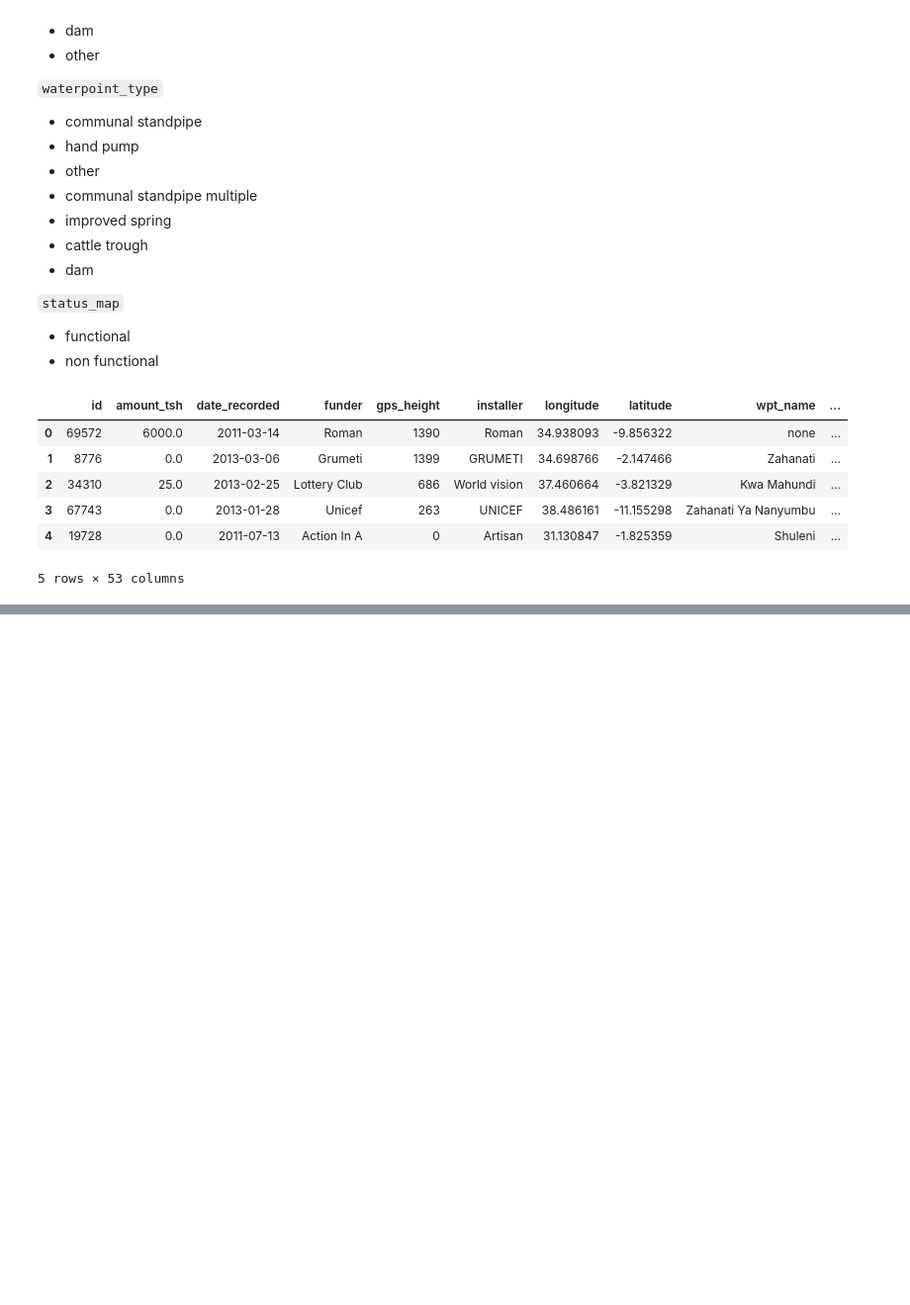
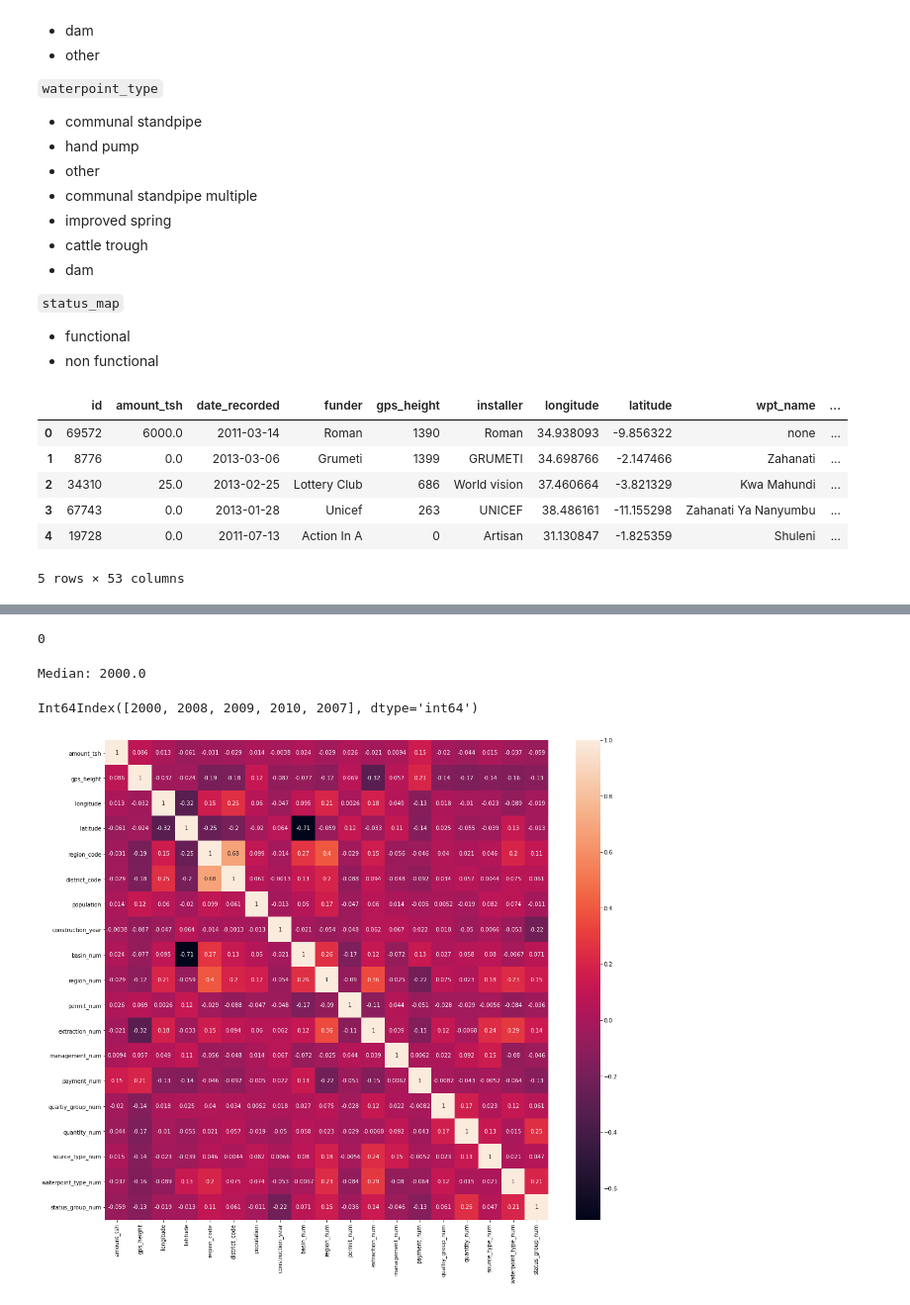
Before and after one commit to tvrjuana/tanzania-water-wells, a Jupyter notebook: water_wells_eda_modeling.ipynb, the cells around one changed output, grey strips where cells are left out. Shown at 99% size. Cells and saved outputs as stored; diff of their text form; code cells hidden in the pictures; blank space fills up the shorter version.

Commit message:
dropped unnecessary values from df and prepared for modeling

```diff
--- a/water_wells_eda_modeling.ipynb
+++ b/water_wells_eda_modeling.ipynb
@@ -1093,7 +1093,7 @@ management_map = {
     'wug': 1,
     'water board': 2,
     'wua': 3,
-    'private opera':4,
+    'private operator':4,
     'parastatal': 5,
     'water authority': 6,
     'other':7,
@@ -1208 +1208,15 @@ dtypes: float64(5), int64(16), object(32)
 memory usage: 26.2+ MB
+# %%
+#making a copy
+water_wells = df.copy()
+
+#dropping the unecessary columns
+water_wells.drop(columns=['id', 'date_recorded', 'funder', 'installer', 'wpt_name', 'num_private', 'basin',
+                          'subvillage', 'region', 'lga', 'ward', 'public_meeting', 'recorded_by', 'scheme_management',
+                          'permit', 'scheme_name', 'extraction_type', 'extraction_type_group', 'extraction_type_class',
+                          'management', 'management_group', 'payment', 'payment_type', 'water_quality', 'quality_group',
+                          'quantity', 'quantity_group', 'source', 'source_type', 'source_class', 'waterpoint_type',
+                          'waterpoint_type_group', 'status_group', 'status_map'], inplace=True)
+
+#sanity check
+water_wells.head()
@@ -1208,0 +1254,31 @@ memory usage: 26.2+ MB
+# %%
+#dropping the null rows of permit
+water_wells.dropna(subset=['permit_num'], inplace=True)
+
+#sanity check
+water_wells['permit_num'].isna().sum()
+# %% [output]
+0
+# %%
+#only getting the values which are not equal to zero
+construct = water_wells.loc[water_wells['construction_year'] != 0]
+
+#median construction year
+median = construct['construction_year'].median()
+print(f"Median: {median}")
+
+#replacing the 0 values with the median for construction_year
+water_wells['construction_year'] = water_wells['construction_year'].replace(0, median)
+
+#sanity check
+water_wells['construction_year'].value_counts().iloc[:5].index
+# %% [output]
+Median: 2000.0
+Int64Index([2000, 2008, 2009, 2010, 2007], dtype='int64')
+# %%
+#correlation heatmap
+plt.figure(figsize=(18,16))
+sns.heatmap(water_wells.corr(), annot=True)
+plt.show()
+# %% [output]
+[figure, added]
```
Also changed, not shown: parts of 11 cells of this notebook.
